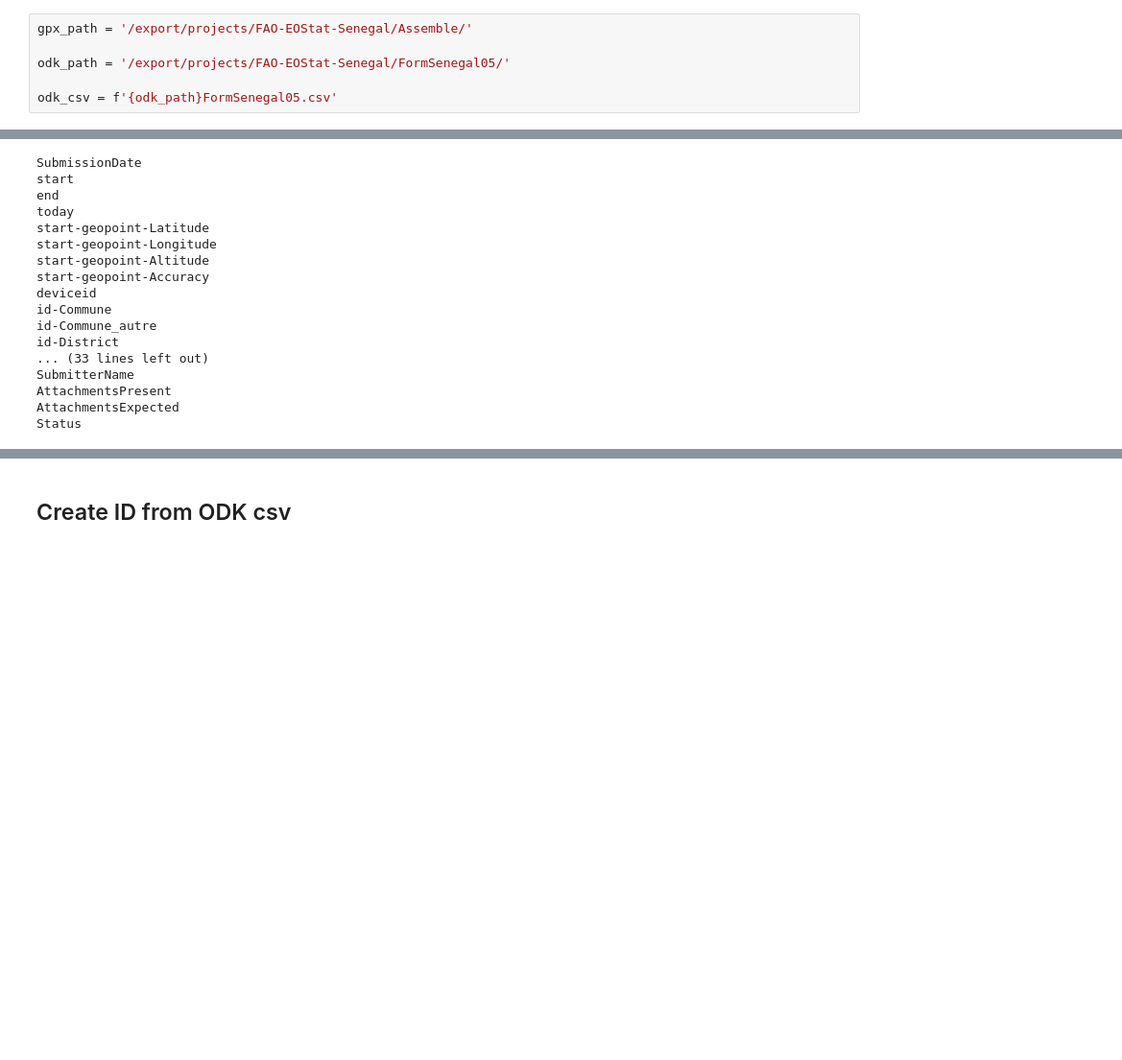
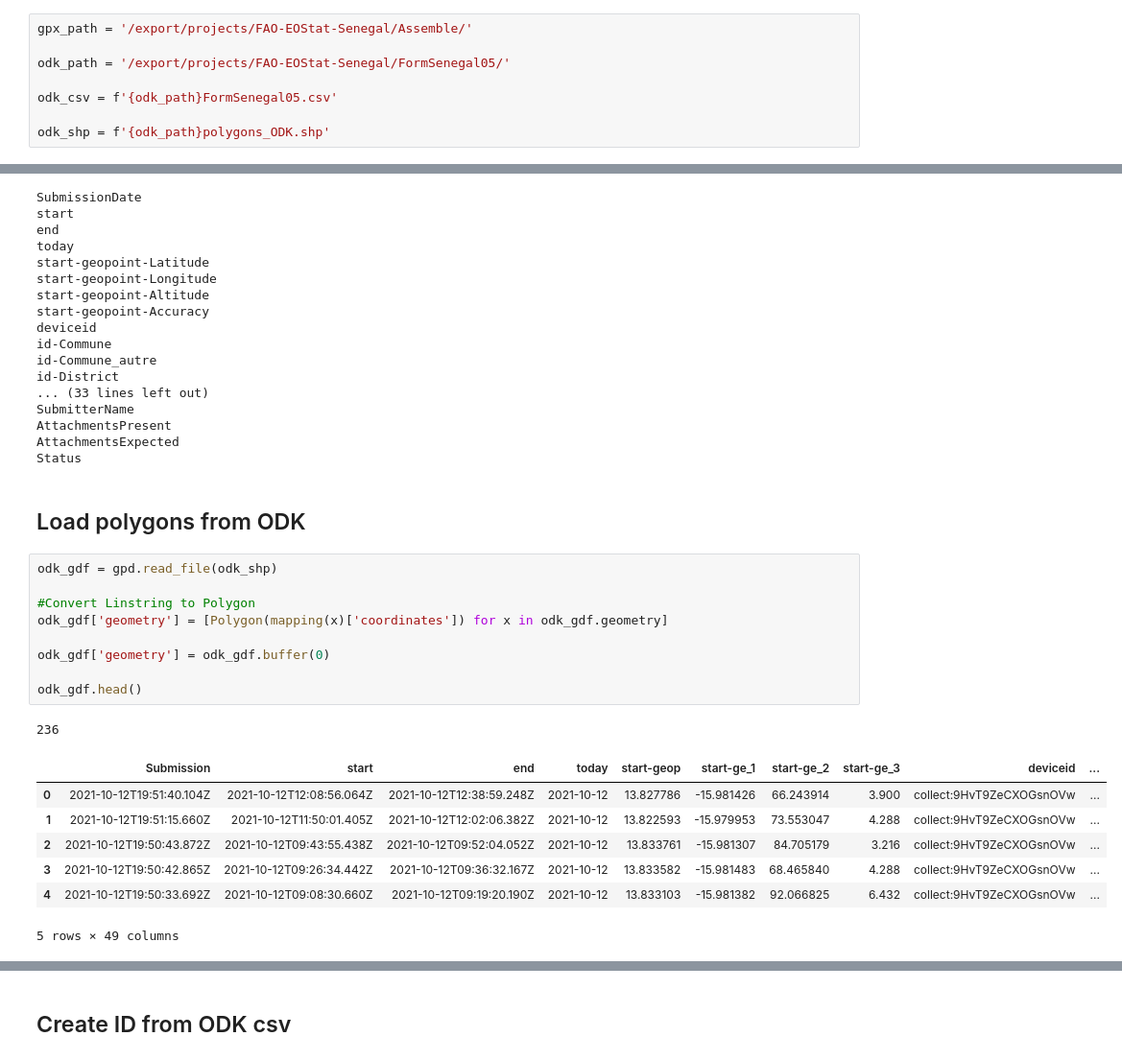
Before and after one commit to nicolasdeffense/eo-toolbox, a Jupyter notebook: notebooks_working/EOStat/clean_in_situ_senegal.ipynb, the cells around one changed output, grey strips where cells are left out. Shown at 96% size. Saved outputs shown, nothing was run; the diff lists cells and outputs as text; blank space fills up the shorter version.

```diff
--- a/notebooks_working/EOStat/clean_in_situ_senegal.ipynb
+++ b/notebooks_working/EOStat/clean_in_situ_senegal.ipynb
@@ -15,6 +17,8 @@ gpx_path = '/export/projects/FAO-EOStat-Senegal/Assemble/'
 odk_path = '/export/projects/FAO-EOStat-Senegal/FormSenegal05/'
 
 odk_csv = f'{odk_path}FormSenegal05.csv'
+
+odk_shp = f'{odk_path}polygons_ODK.shp'
 # %% [markdown]
 ## Output
 # %%
@@ -128,3 +131,23 @@ SubmitterName
 AttachmentsPresent
 AttachmentsExpected
 Status
+# %% [markdown]
+## Load polygons from ODK
+# %%
+odk_gdf = gpd.read_file(odk_shp)
+
+#Convert Linstring to Polygon
+odk_gdf['geometry'] = [Polygon(mapping(x)['coordinates']) for x in odk_gdf.geometry]
+
+odk_gdf['geometry'] = odk_gdf.buffer(0)
+
+odk_gdf.head()
+# %% [output]
+236
+|  | Submission | start | end | today | start-geop | start-ge_1 | start-ge_2 | start-ge_3 | deviceid | ... |
+| 0 | 2021-10-12T19:51:40.104Z | 2021-10-12T12:08:56.064Z | 2021-10-12T12:38:59.248Z | 2021-10-12 | 13.827786 | -15.981426 | 66.243914 | 3.900 | collect:9HvT9ZeCXOGsnOVw | ... |
+| 1 | 2021-10-12T19:51:15.660Z | 2021-10-12T11:50:01.405Z | 2021-10-12T12:02:06.382Z | 2021-10-12 | 13.822593 | -15.979953 | 73.553047 | 4.288 | collect:9HvT9ZeCXOGsnOVw | ... |
+| 2 | 2021-10-12T19:50:43.872Z | 2021-10-12T09:43:55.438Z | 2021-10-12T09:52:04.052Z | 2021-10-12 | 13.833761 | -15.981307 | 84.705179 | 3.216 | collect:9HvT9ZeCXOGsnOVw | ... |
+| 3 | 2021-10-12T19:50:42.865Z | 2021-10-12T09:26:34.442Z | 2021-10-12T09:36:32.167Z | 2021-10-12 | 13.833582 | -15.981483 | 68.465840 | 4.288 | collect:9HvT9ZeCXOGsnOVw | ... |
+| 4 | 2021-10-12T19:50:33.692Z | 2021-10-12T09:08:30.660Z | 2021-10-12T09:19:20.190Z | 2021-10-12 | 13.833103 | -15.981382 | 92.066825 | 6.432 | collect:9HvT9ZeCXOGsnOVw | ... |
+5 rows × 49 columns
```
Also changed, not shown: parts of 13 cells of this notebook, 1 other file.
